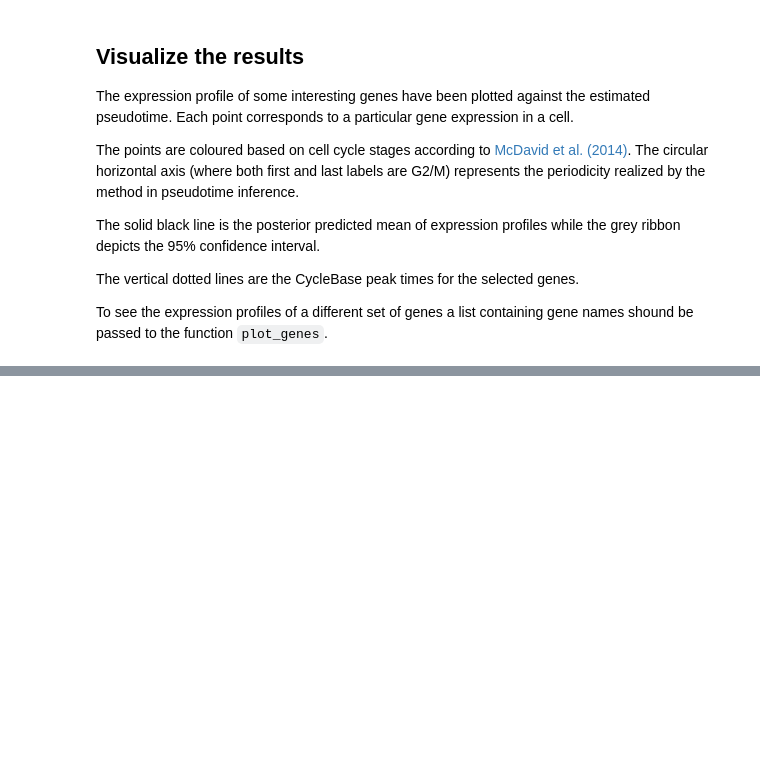
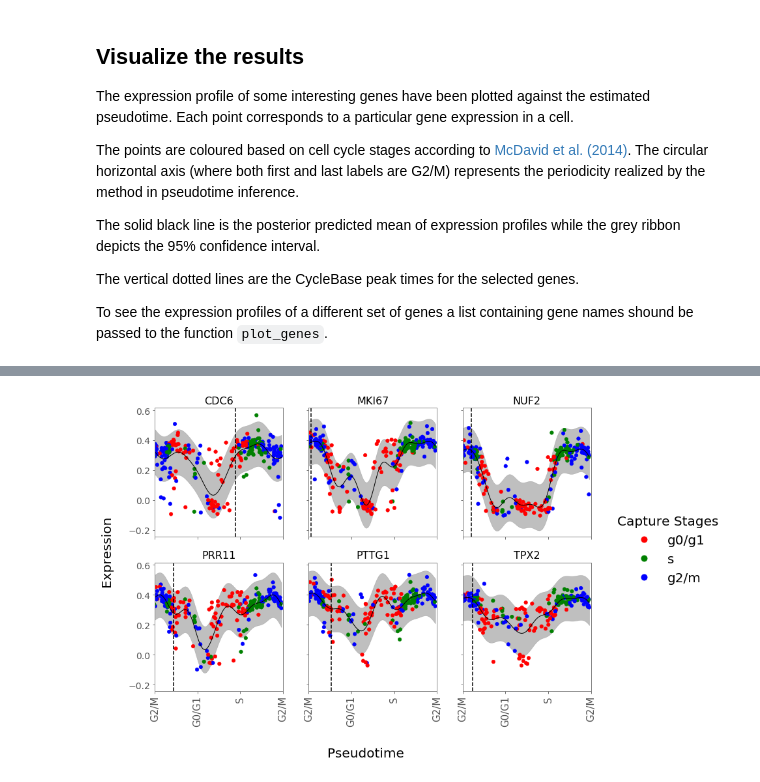
Before and after one commit to ManchesterBioinference/GrandPrix, a Jupyter notebook: McDavid.ipynb, the cells around one changed output, grey strips where cells are left out. Drawn from its saved outputs; the diff is of its cells as text; code cells hidden in the pictures; blank space fills up the shorter version.

```diff
--- a/McDavid.ipynb
+++ b/McDavid.ipynb
@@ -73,0 +108,5 @@ To see the expression profiles of a different set of genes a list containing gen
+# %%
+geneProfiles = pd.DataFrame({selectedGenes[i]: Y[selectedGenes[i]] for i in range(len(selectedGenes))})
+# %%
+Xnew = np.linspace(min(pseudotimes), max(pseudotimes), 100)[:, None]
+mean, var = mp.predict_posterior(Xnew)
@@ -73,0 +115,5 @@ To see the expression profiles of a different set of genes a list containing gen
+# %%
+geneNames = Y.columns.values
+name = [_ for _ in geneNames]
+posterior_mean = pd.DataFrame(mean, columns=name)
+posterior_var = pd.DataFrame(var, columns=name)
@@ -73,0 +122,2 @@ To see the expression profiles of a different set of genes a list containing gen
+# %%
+geneData = pd.read_csv('data/McDavid/McDavid_gene.csv', index_col=0).T
@@ -73,0 +133,5 @@ To see the expression profiles of a different set of genes a list containing gen
+# %%
+cpt = mData['capture.orig'].values
+plot_genes(pseudotimes, geneProfiles, geneData, cpt, prediction=(Xnew, posterior_mean, posterior_var))
+# %% [output]
+[figure, added]
```
Also changed, not shown: parts of 13 cells of this notebook, 4 other files.
